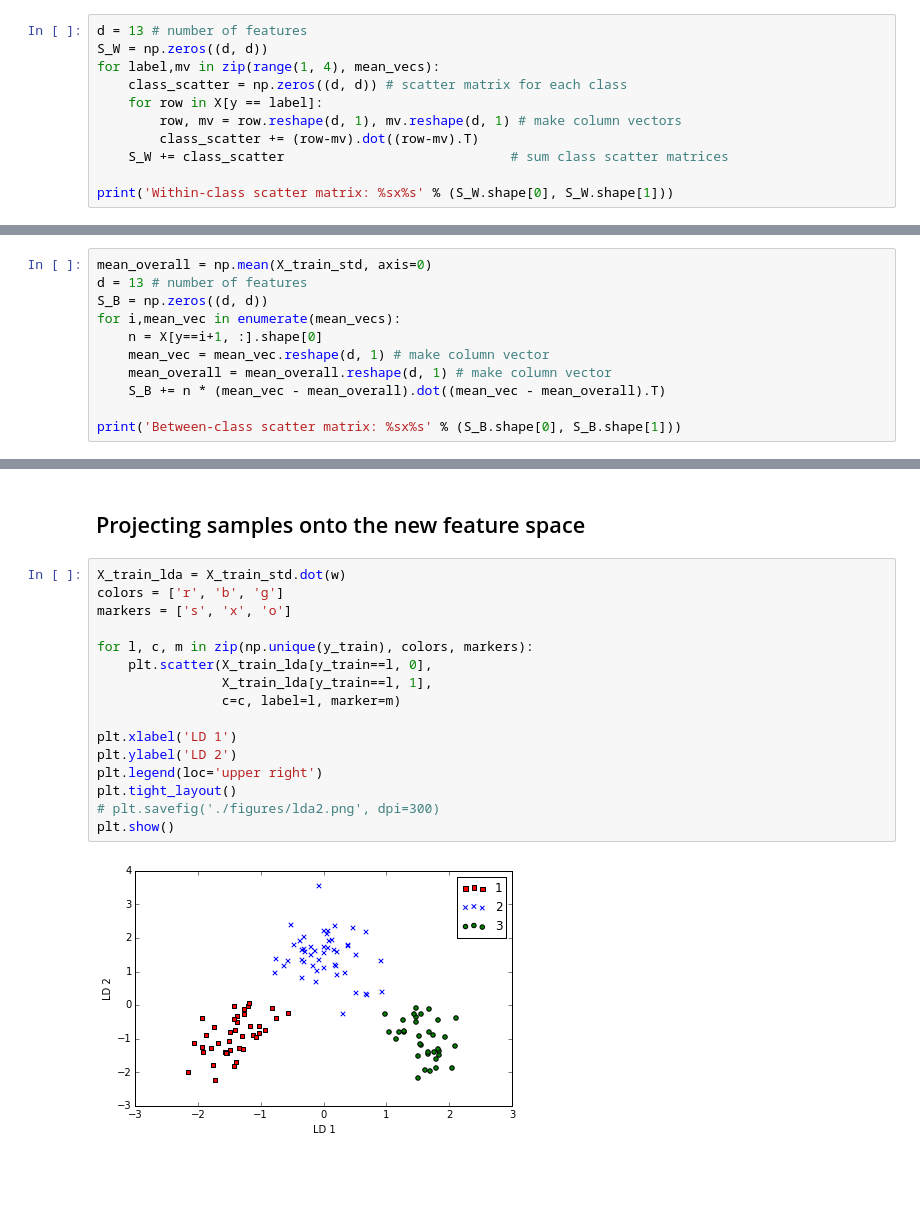
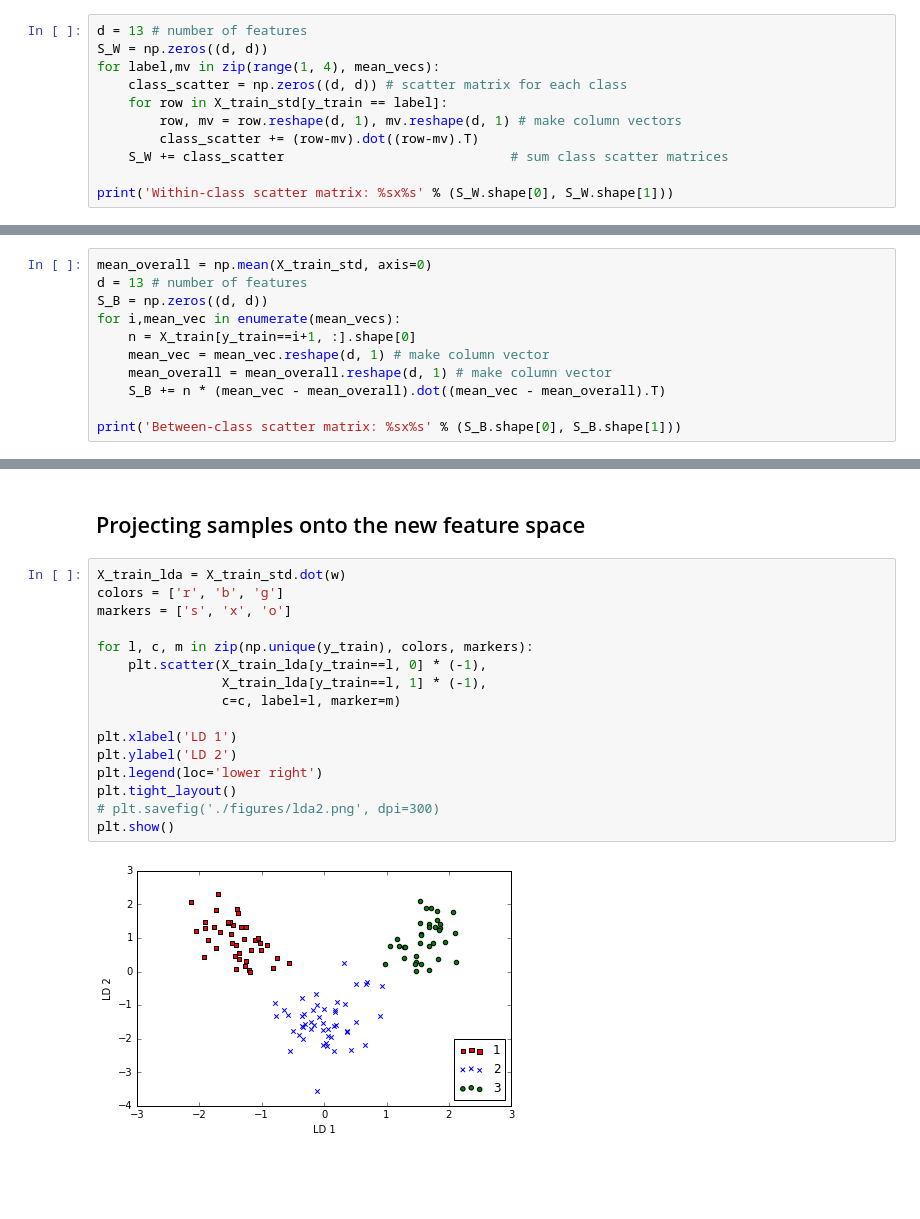
Before and after one commit to rasbt/python-machine-learning-book, a Jupyter notebook: code/ch05/ch05.ipynb, the cells around one changed output, grey strips where cells are left out. Saved outputs shown, nothing was run; the diff lists cells and outputs as text.

```diff
--- a/code/ch05/ch05.ipynb
+++ b/code/ch05/ch05.ipynb
@@ -421,7 +421,7 @@ d = 13 # number of features
 S_W = np.zeros((d, d))
 for label,mv in zip(range(1, 4), mean_vecs):
     class_scatter = np.zeros((d, d)) # scatter matrix for each class
-    for row in X[y == label]:
+    for row in X_train_std[y_train == label]:
         row, mv = row.reshape(d, 1), mv.reshape(d, 1) # make column vectors
         class_scatter += (row-mv).dot((row-mv).T)
     S_W += class_scatter                             # sum class scatter matrices
@@ -452,7 +452,7 @@ mean_overall = np.mean(X_train_std, axis=0)
 d = 13 # number of features
 S_B = np.zeros((d, d))
 for i,mean_vec in enumerate(mean_vecs):
-    n = X[y==i+1, :].shape[0]
+    n = X_train[y_train==i+1, :].shape[0]
     mean_vec = mean_vec.reshape(d, 1) # make column vector
     mean_overall = mean_overall.reshape(d, 1) # make column vector
     S_B += n * (mean_vec - mean_overall).dot((mean_vec - mean_overall).T)
@@ -550,21 +550,21 @@ Matrix W:
 # %%
 X_train_lda = X_train_std.dot(w)
 colors = ['r', 'b', 'g']
 markers = ['s', 'x', 'o']
 
 for l, c, m in zip(np.unique(y_train), colors, markers):
-    plt.scatter(X_train_lda[y_train==l, 0],
-                X_train_lda[y_train==l, 1],
+    plt.scatter(X_train_lda[y_train==l, 0] * (-1),
+                X_train_lda[y_train==l, 1] * (-1),
                 c=c, label=l, marker=m)
 
 plt.xlabel('LD 1')
 plt.ylabel('LD 2')
-plt.legend(loc='upper right')
+plt.legend(loc='lower right')
 plt.tight_layout()
 # plt.savefig('./figures/lda2.png', dpi=300)
 plt.show()
 # %% [output]
-[figure, old version]
+[figure, new version]
 # %% [markdown]
 <br>
 <br>
```
Also changed, not shown: parts of 4 cells of this notebook, 2 other files.
